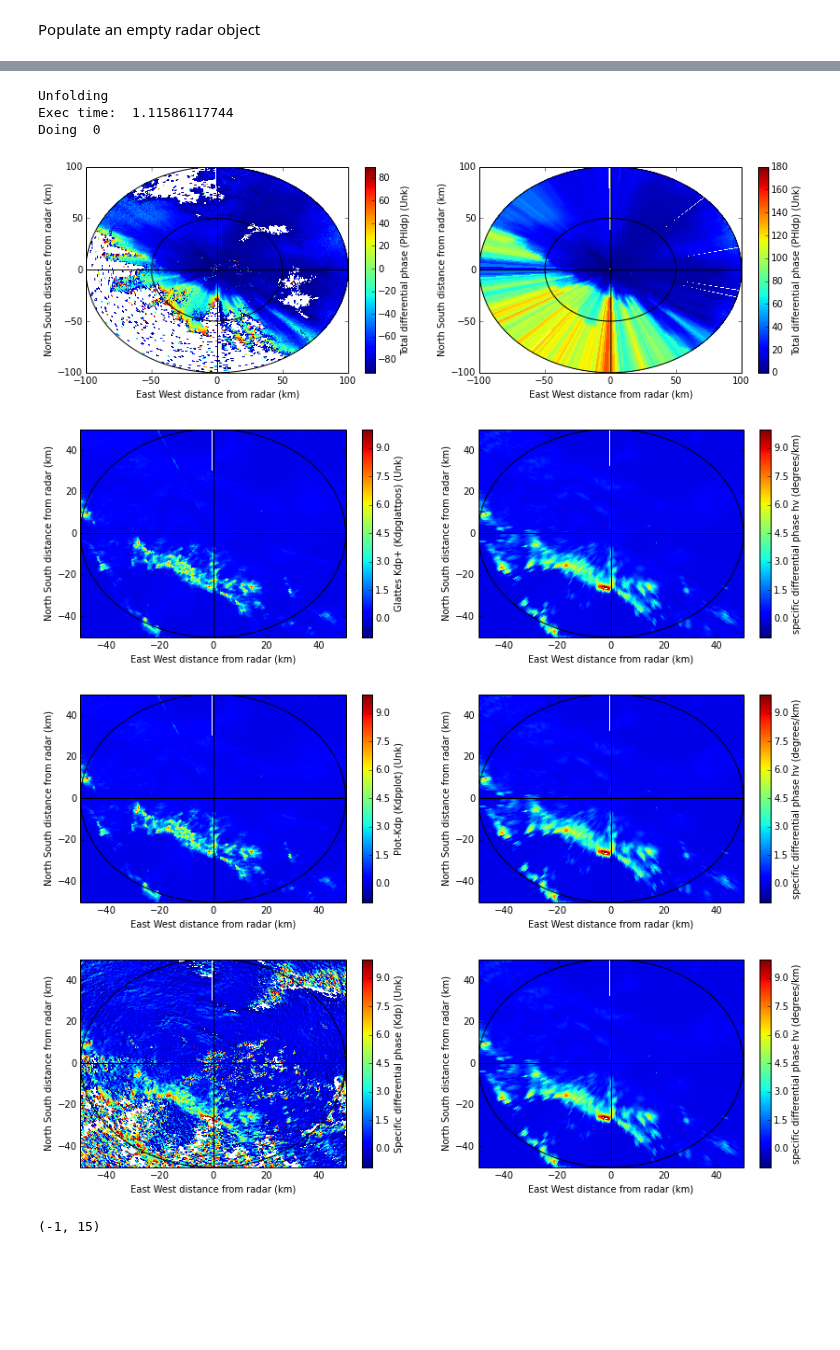
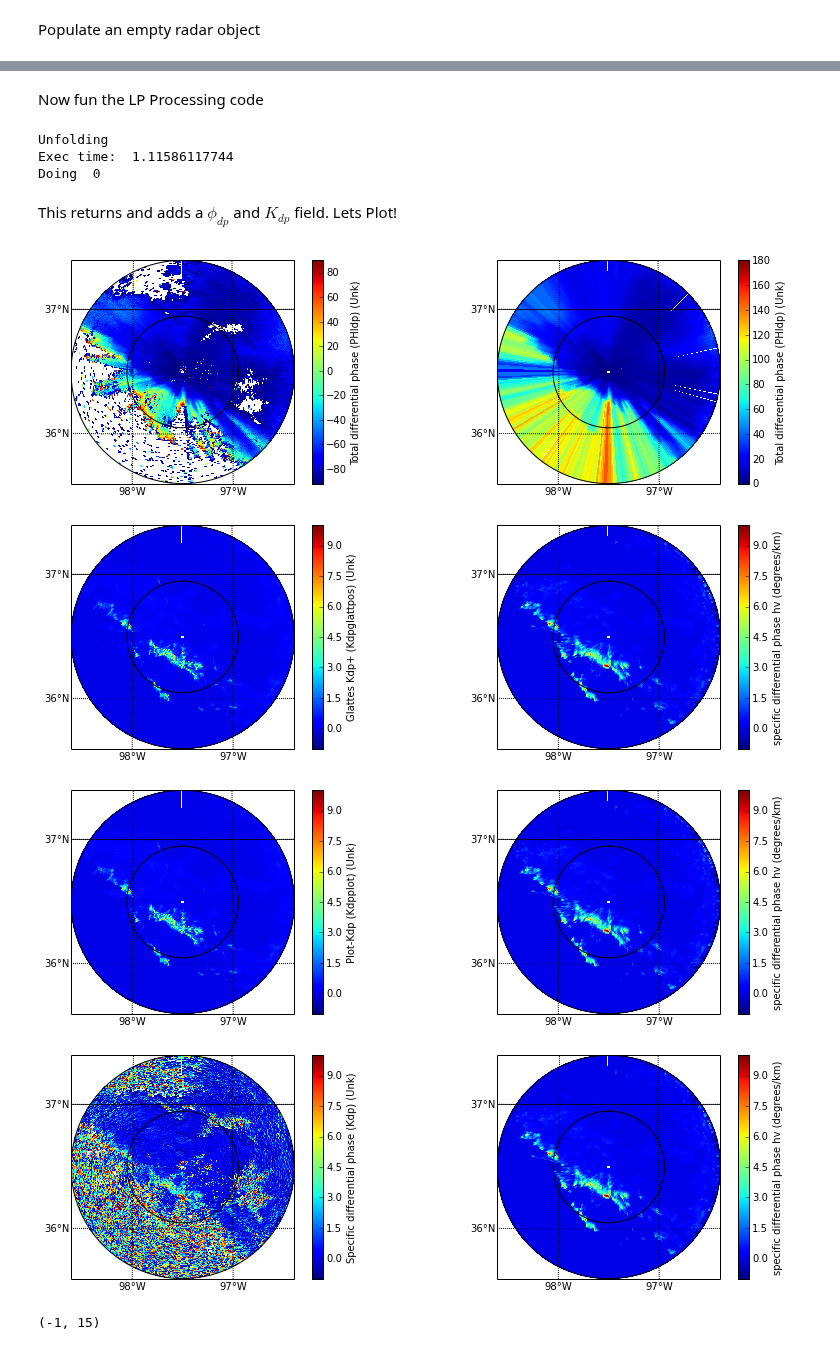
Before and after one commit to scollis/notebooks, a Jupyter notebook: UBonn/U-Bonn.ipynb, the cells around one changed output, grey strips where cells are left out. Cells and saved outputs as stored; diff of their text form; code cells hidden in the pictures; blank space fills up the shorter version.

```diff
--- a/UBonn/U-Bonn.ipynb
+++ b/UBonn/U-Bonn.ipynb
@@ -61,7 +80,7 @@ myradar.range['data'] = np.linspace(0,ngates*100.0, ngates)
 # %%
 fields_to_plot = ['dp_phase_shift', 'reflectivity_horizontal']
 ranges = [(-92, 90), (0, 52)]
-display = pyart.graph.RadarDisplay(myradar)
+display = pyart.graph.RadarMapDisplay(myradar)
 
 nplots = len(fields_to_plot)
 plt.figure(figsize=[7 * nplots, 4])
@@ -69,8 +88,7 @@ for plot_num in xrange(nplots):
     field = fields_to_plot[plot_num]
     vmin, vmax = ranges[plot_num]
     plt.subplot(1, nplots, plot_num + 1)
-    display.plot_ppi(field, 0, vmin=vmin, vmax=vmax, title_flag=False)
+    display.plot_ppi_map(field, 0, vmin=vmin, vmax=vmax, title_flag=False)
     display.plot_range_rings([50,100])
-    display.plot_cross_hair(100)
     #display.set_limits(ylim=[-100, 100], xlim=[-100,100])
 # %% [output]
@@ -91,4 +109,6 @@ ncp_dict = {'data' : np.ones(myradar.fields['copol_coeff']['data'].shape),
 myradar.add_field('norm_coherent_power', ncp_dict)
+# %% [markdown]
+Now fun the LP Processing code
 # %%
 phidp, kdp = pyart.correct.phase_proc_lp(myradar, 0.0, debug = True, fzl = FZL,
                                          overide_sys_phase = True,
@@ -104,10 +124,12 @@ myradar.fields['recalculated_diff_phase'] = kdp
 Unfolding
 Exec time:  1.11586117744
 Doing  0
+# %% [markdown]
+This returns and adds a $\phi_{dp}$ and $K_{dp}$ field. Lets Plot!
 # %%
 fields_to_plot = ['dp_phase_shift', 'proc_dp_phase_shift']
 ranges = [(-92, 90), (0, 180)]
-display = pyart.graph.RadarDisplay(myradar)
+display = pyart.graph.RadarMapDisplay(myradar)
 
 nplots = len(fields_to_plot)
 plt.figure(figsize=[7 * nplots, 4])
@@ -115,16 +137,14 @@ for plot_num in xrange(nplots):
     field = fields_to_plot[plot_num]
     vmin, vmax = ranges[plot_num]
     plt.subplot(1, nplots, plot_num + 1)
-    display.plot_ppi(field, 0, vmin=vmin, vmax=vmax, title_flag=False)
+    display.plot_ppi_map(field, 0, vmin=vmin, vmax=vmax, title_flag=False)
     display.plot_range_rings([50,100])
-    display.plot_cross_hair(100)
-    #display.set_limits(ylim=[-100, 100], xlim=[-100,100])
 # %% [output]
-[figure, old version]
+[figure, new version]
 # %%
 fields_to_plot = ['glatt_diff_phase', 'recalculated_diff_phase']
 ranges = [(-1,10), (-1, 10)]
-display = pyart.graph.RadarDisplay(myradar)
+display = pyart.graph.RadarMapDisplay(myradar)
 
 nplots = len(fields_to_plot)
 plt.figure(figsize=[7 * nplots, 4])
@@ -132,16 +152,14 @@ for plot_num in xrange(nplots):
     field = fields_to_plot[plot_num]
     vmin, vmax = ranges[plot_num]
     plt.subplot(1, nplots, plot_num + 1)
-    display.plot_ppi(field, 0, vmin=vmin, vmax=vmax, title_flag=False)
+    display.plot_ppi_map(field, 0, vmin=vmin, vmax=vmax, title_flag=False)
     display.plot_range_rings([50,100])
-    display.plot_cross_hair(100)
-    display.set_limits(ylim=[-50, 50], xlim=[-50,50])
 # %% [output]
-[figure, old version]
+[figure, new version]
 # %%
 fields_to_plot = ['plot_diff_phase', 'recalculated_diff_phase']
 ranges = [(-1,10), (-1, 10)]
-display = pyart.graph.RadarDisplay(myradar)
+display = pyart.graph.RadarMapDisplay(myradar)
 
 nplots = len(fields_to_plot)
 plt.figure(figsize=[7 * nplots, 4])
@@ -149,29 +167,25 @@ for plot_num in xrange(nplots):
     field = fields_to_plot[plot_num]
     vmin, vmax = ranges[plot_num]
     plt.subplot(1, nplots, plot_num + 1)
-    display.plot_ppi(field, 0, vmin=vmin, vmax=vmax, title_flag=False)
+    display.plot_ppi_map(field, 0, vmin=vmin, vmax=vmax, title_flag=False)
     display.plot_range_rings([50,100])
-    display.plot_cross_hair(100)
-    display.set_limits(ylim=[-50, 50], xlim=[-50,50])
 # %% [output]
-[figure, old version]
+[figure, new version]
 # %%
 fields_to_plot = ['diff_phase', 'recalculated_diff_phase']
 ranges = [(-1,10), (-1, 10)]
-display = pyart.graph.RadarDisplay(myradar)
+display = pyart.graph.RadarMapDisplay(myradar)
 
 nplots = len(fields_to_plot)
 plt.figure(figsize=[7 * nplots, 4])
 for plot_num in xrange(nplots):
     field = fields_to_plot[plot_num]
     vmin, vmax = ranges[plot_num]
     plt.subplot(1, nplots, plot_num + 1)
-    display.plot_ppi(field, 0, vmin=vmin, vmax=vmax, title_flag=False)
+    display.plot_ppi_map(field, 0, vmin=vmin, vmax=vmax, title_flag=False)
     display.plot_range_rings([50,100])
-    display.plot_cross_hair(100)
-    display.set_limits(ylim=[-50, 50], xlim=[-50,50])
 # %% [output]
-[figure, old version]
+[figure, new version]
 # %%
 myradar.add_field_like('reflectivity_horizontal', 'scaled_reflectivity',
                      myradar.fields['reflectivity_horizontal']['data']/10.)
```
Also changed, not shown: parts of 12 cells of this notebook.
